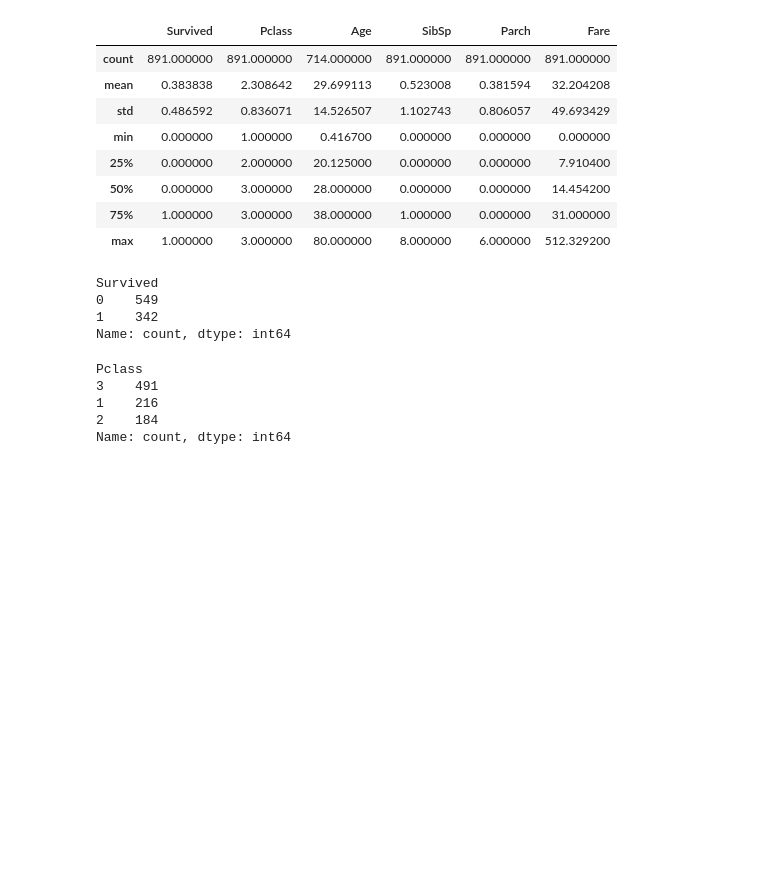
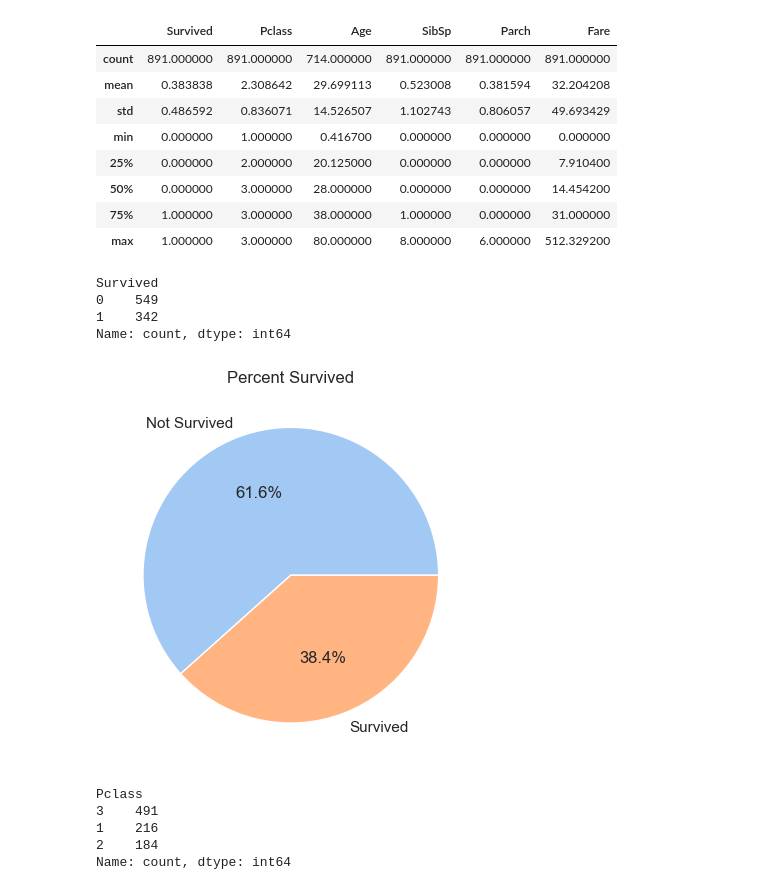
Before and after one commit to tanjatom/MachineLearning, a Jupyter notebook: Classification/titanic_ML_from_disaster.ipynb, the cells around one changed output. Drawn from its saved outputs; the diff is of its cells as text; code cells hidden in the pictures; blank space fills up the shorter version.

Commit message:
Add data visualization

```diff
--- a/Classification/titanic_ML_from_disaster.ipynb
+++ b/Classification/titanic_ML_from_disaster.ipynb
@@ -115,12 +115,25 @@ train_data.describe()
 | max | 1.000000 | 3.000000 | 80.000000 | 8.000000 | 6.000000 | 512.329200 |
 # %%
 # Look at the target data
-train_data["Survived"].value_counts()
+survived = train_data["Survived"].value_counts()
+survived
 # %% [output]
 Survived
 0    549
 1    342
 Name: count, dtype: int64
+# %%
+# Visualize target data on pie chart
+import matplotlib.pyplot as plt
+import seaborn as sns
+sns.set(style='white')
+
+palette_color = sns.color_palette('pastel')
+plt.pie(survived, labels=["Not Survived", "Survived"], colors=palette_color, autopct='%.1f%%')
+plt.title("Percent Survived")
+plt.show()
+# %% [output]
+[figure, added]
 # %%
 # Look at the categorical variables like Pclass, Sex, Embarked
 train_data["Pclass"].value_counts()
```
Also changed, not shown: parts of 9 cells of this notebook.
